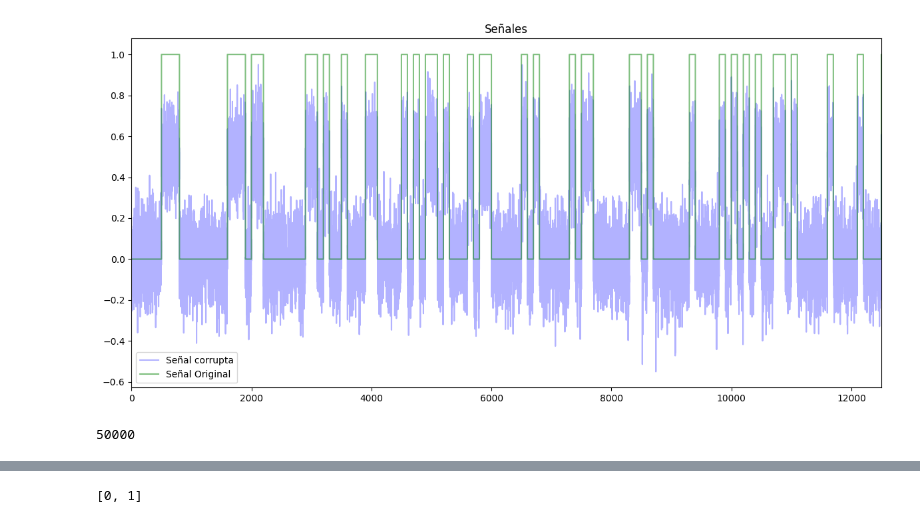
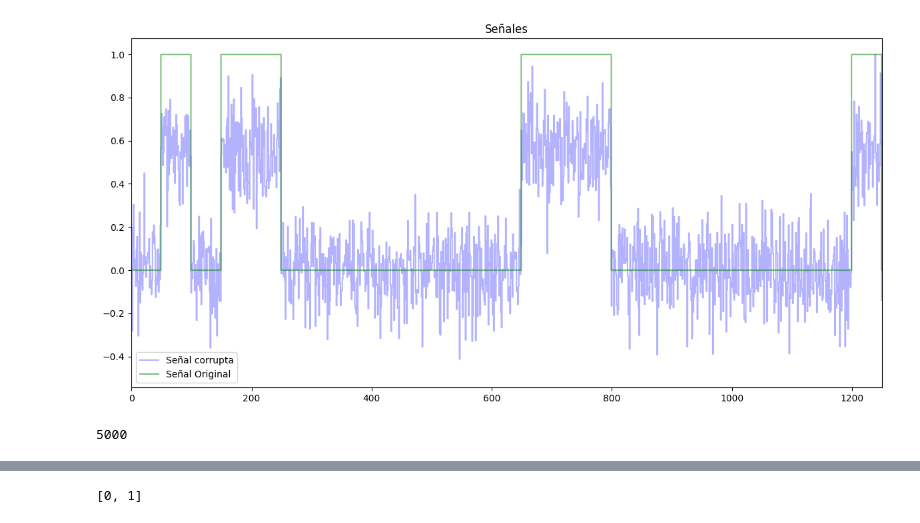
Before and after one commit to JCardenas05/Teoria_Se-ales, a Jupyter notebook: Taller_5/Taller_Red_5.ipynb, the cells around one changed output, grey strips where cells are left out. Drawn from its saved outputs; the diff is of its cells as text; code cells hidden in the pictures.

```diff
--- a/Taller_5/Taller_Red_5.ipynb
+++ b/Taller_5/Taller_Red_5.ipynb
@@ -14,14 +13,14 @@ def map(value, min, max):
 # %%
 a1 = 1       # Valor del símbolo a1
 a0 = 0    # Valor del símbolo a0
-Nsamples = 100  # Muestras de tiempo por símbolo
+Nsamples = 50 # Muestras de tiempo por símbolo
 # Probabilidades de los símbolos
-p_0 = 0.7
+p_0 = 0.8
 p_1 = 1 - p_0
 
 amp_noise = 0.25
 
-Nsymbols = 500 # Número total de símbolos
+Nsymbols = 100 # Número total de símbolos
 N = Nsymbols * Nsamples  # Número total de muestras
 
 time = np.linspace(0, N, N)
@@ -29,37 +28,37 @@ time = np.linspace(0, N, N)
 # Genera una secuencia de símbolos basados en las probabilidades dadas
 data = np.random.choice([a0, a1], size=Nsymbols, p=[p_0, p_1])
 
 # Repite cada símbolo según el número de muestras por símbolo
 data = np.concatenate([[v]*Nsamples for v in data])
 message_org = data  # Almacena la secuencia completa en la variable 'message'
 
 o2 = 1
 
 noise = np.random.normal(0, o2, N)
 
 message_corrupt  = message_org + noise*amp_noise
 
 
 message_corrupt = message_corrupt.reshape(-1, 1)  # Redimensionar para que cada muestra sea un vector de entrada
 message_org = message_org.reshape(-1, 1)
 
 message_corrupt = map(message_corrupt, 0, 1)
 message_org = map(message_org, 0, 1)
 
 
 plt.figure(figsize=(12,6),tight_layout=True)  #modificar el tamaño (x,y)
 plt.step(time,message_corrupt, '-b', label='Señal corrupta', alpha=0.3)
 plt.step(time,message_org, '-g',label='Señal Original', alpha = 0.5)
 #plt.step(time,y_pred_test, '-r',label='Señal Recuperada', alpha=0.3)
 plt.xlim(0,int(N/4))
 plt.title(f'Señales')
 plt.legend()
 plt.show()
 # %% [output]
-[figure, old version]
+[figure, new version]
 # %%
 print(message_corrupt.shape[0])
 # %% [output]
-50000
+5000
 # %%
 
```
Also changed, not shown: parts of 7 cells of this notebook.
